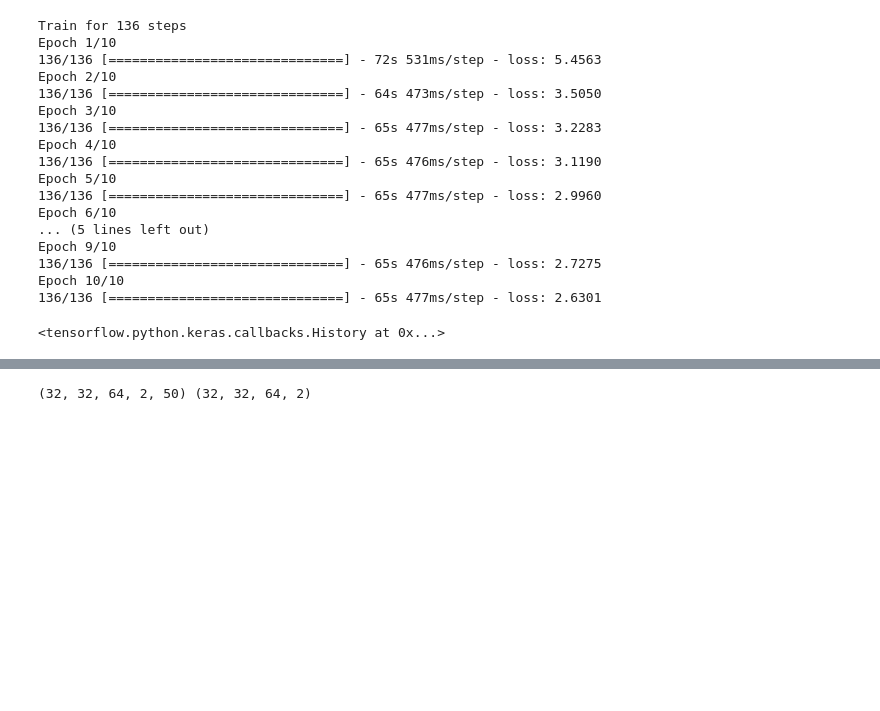
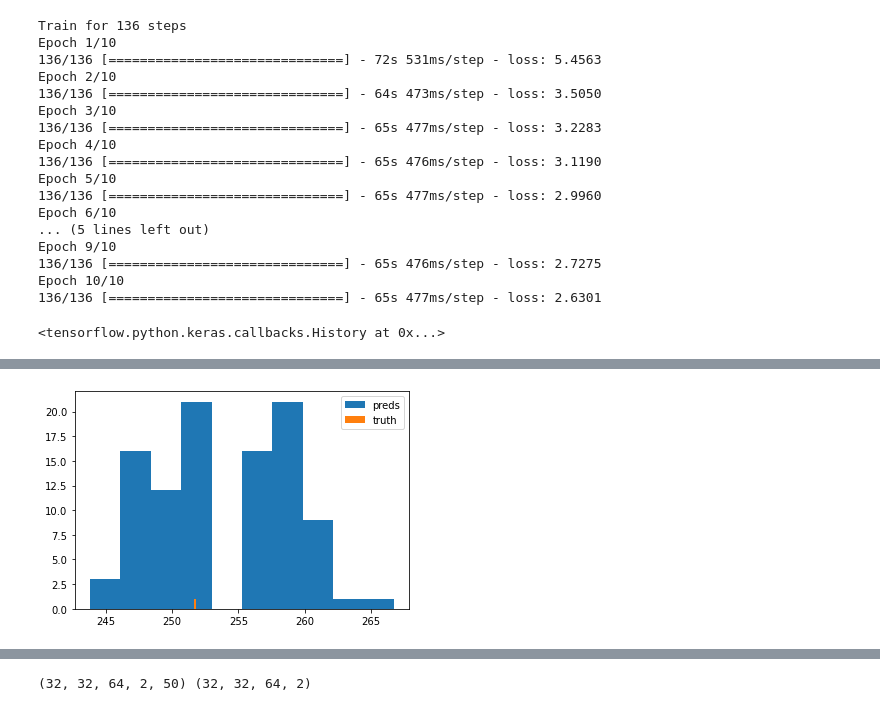
Before and after one commit to sagar-garg/WeatherBench, a Jupyter notebook: nbs_probabilistic/07- Categorical Forecast Implementation.ipynb, the cells around one changed output, grey strips where cells are left out. Cells and saved outputs as stored; diff of their text form; code cells hidden in the pictures; blank space fills up the shorter version.

```diff
--- a/nbs_probabilistic/07- Categorical Forecast Implementation.ipynb
+++ b/nbs_probabilistic/07- Categorical Forecast Implementation.ipynb
@@ -156,0 +242,8 @@ preds = create_predictions(model, dg_valid, is_categorical=True,
+# %%
+#random point.
+plt.hist(pred[1,20,30,40,:], label='preds')
+plt.hist(obs[1,20,30,40], label='truth')
+plt.legend(loc='upper right')
+plt.show()
+# %% [output]
+[figure, added]
```
Also changed, not shown: parts of 23 cells of this notebook.
